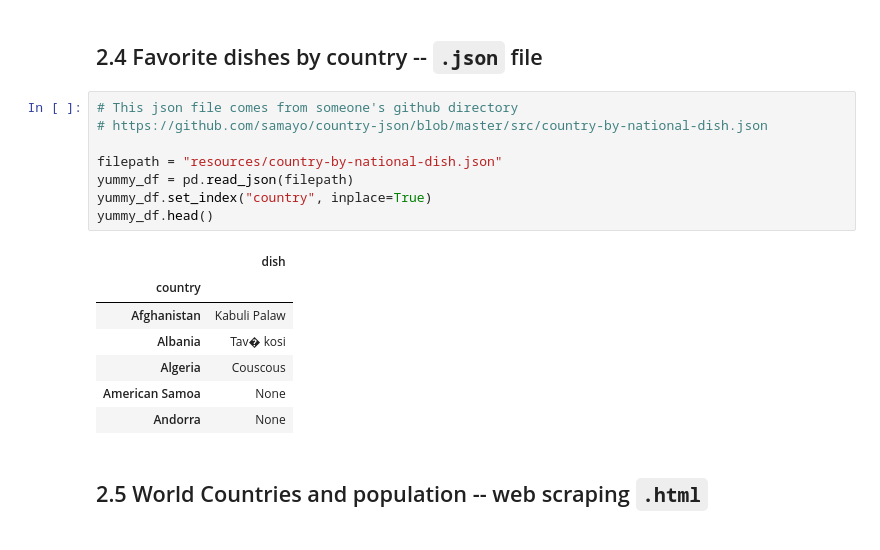
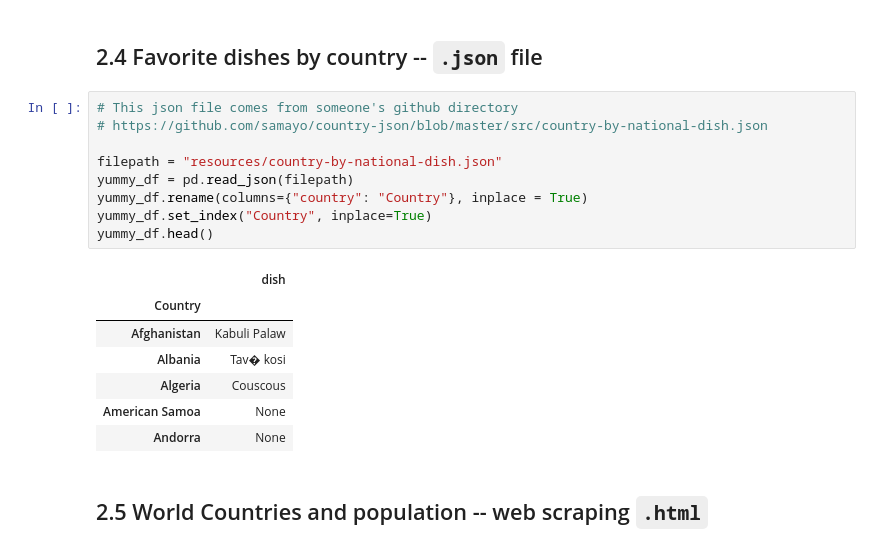
Before and after one commit to EstellaYu/ETL_Project, a Jupyter notebook: ETL Project - Row 2.ipynb, the cells around one changed output. Drawn from its saved outputs; the diff is of its cells as text.

Commit message:
fix country repeat issue

```diff
--- a/ETL Project - Row 2.ipynb
+++ b/ETL Project - Row 2.ipynb
@@ -213,14 +200,15 @@ top_cities_by_country.head(5)
 # %%
 # This json file comes from someone's github directory
 # https://github.com/samayo/country-json/blob/master/src/country-by-national-dish.json
 
 filepath = "resources/country-by-national-dish.json"
 yummy_df = pd.read_json(filepath)
-yummy_df.set_index("country", inplace=True)
+yummy_df.rename(columns={"country": "Country"}, inplace = True)
+yummy_df.set_index("Country", inplace=True)
 yummy_df.head()
 # %% [output]
 |  | dish |
-| country |  |
+| Country |  |
 | Afghanistan | Kabuli Palaw |
 | Albania | Tav� kosi |
 | Algeria | Couscous |
```
Also changed, not shown: parts of 34 cells of this notebook, 4 other files.
